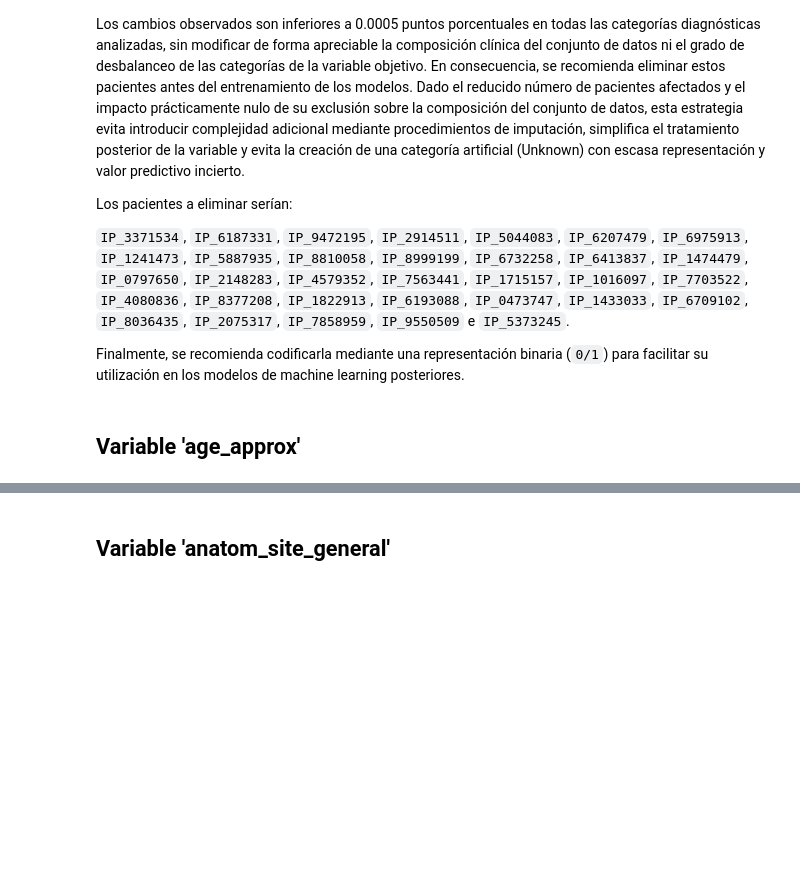
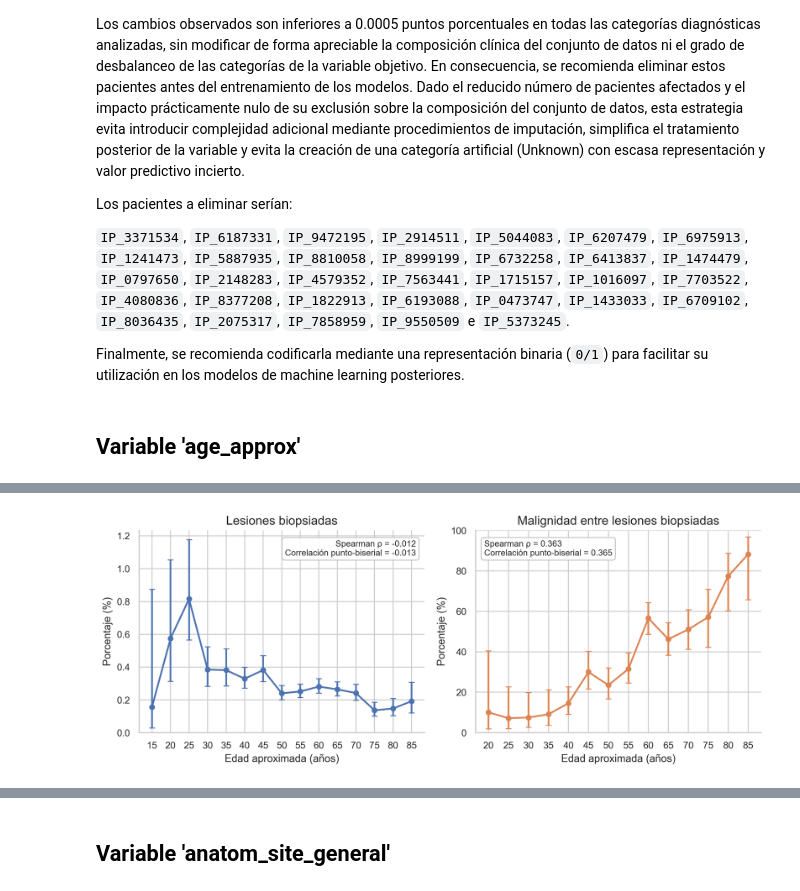
Before and after one commit to JuanCardona7/my-image-classifier, a Jupyter notebook: notebooks/EDA_02.ipynb, the cells around one changed output, grey strips where cells are left out. Saved outputs shown, nothing was run; the diff lists cells and outputs as text; code cells hidden in the pictures; blank space fills up the shorter version.

```diff
--- a/notebooks/EDA_02.ipynb
+++ b/notebooks/EDA_02.ipynb
@@ -981,0 +2531,4 @@ Finalmente, se recomienda codificarla mediante una representación binaria (`0/1
+# %%
+figures["age_predictive_value"]
+# %% [output]
+[figure, added]
```
Also changed, not shown: parts of 51 cells of this notebook, 1 other file.
